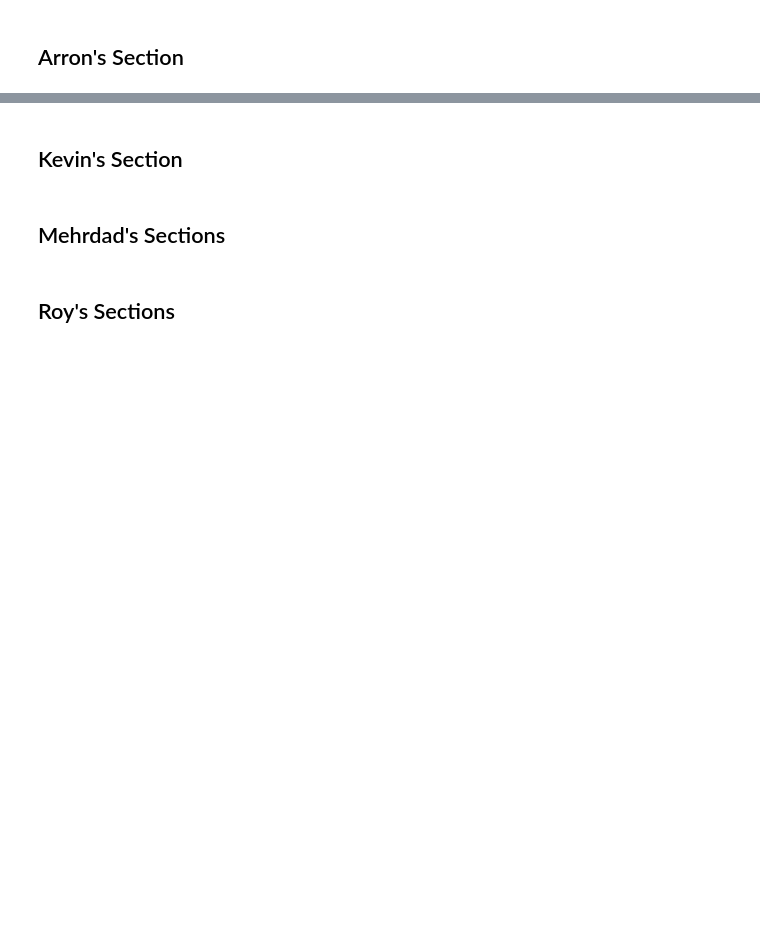
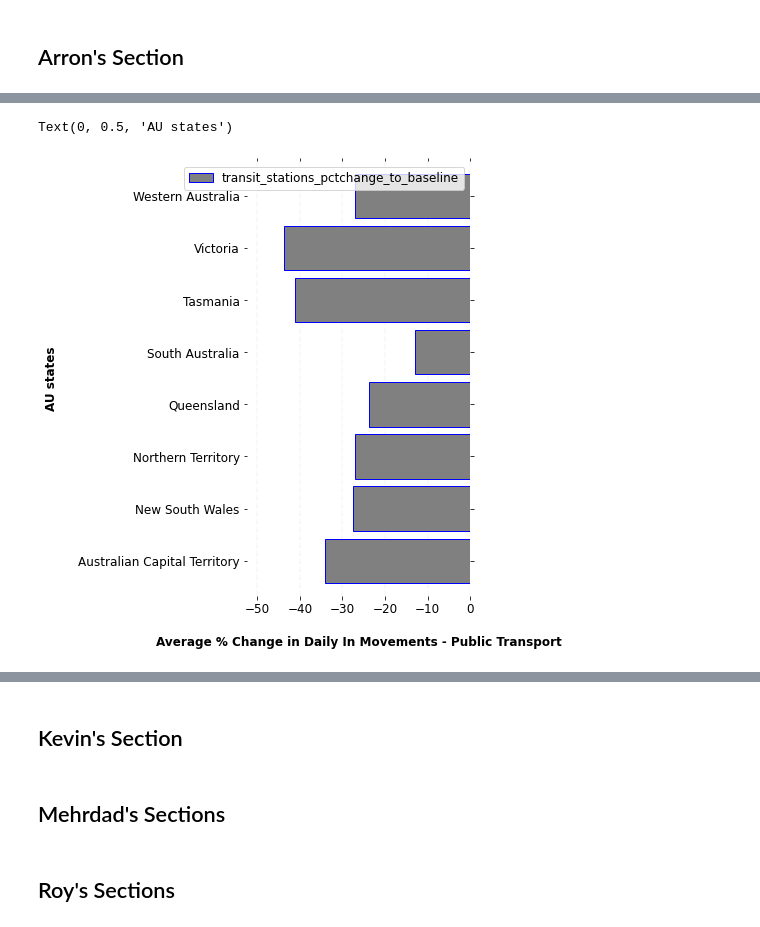
Before and after one commit to ArronxNguyen/Assignment_1, a Jupyter notebook: Mainscript_v0.1.ipynb, the cells around one changed output, grey strips where cells are left out. Cells and saved outputs as stored; diff of their text form; code cells hidden in the pictures; blank space fills up the shorter version.

```diff
--- a/Mainscript_v0.1.ipynb
+++ b/Mainscript_v0.1.ipynb
@@ -150,3 +154,11 @@ working_df.head()
 | 4 | Australia | Victoria | -37.8136 | 144.9631 | 2020-01-27 | 1.0 | 0.0 | 0.0 | ... |
 # %% [markdown]
 ## Arron's Section
+# %%
+# Analysing total average changes accross all Catergories
+retail_avg_change = working_df.groupby('state')['retail_recreation_pctchange_to_baseline'].mean()
+grocery_avg_change = working_df.groupby('state')['grocery_pharmacy_pctchange_to_baseline'].mean()
+parks_avg_change = working_df.groupby('state')['parks_pctchange_to_baseline'].mean()
+pt_avg_change = working_df.groupby('state')['transit_stations_pctchange_to_baseline'].mean()
+workplace_avg_change = working_df.groupby('state')['workplaces_pctchange_to_baseline'].mean()
+home_avg_change = working_df.groupby('state')['residential_pctchange_to_baseline'].mean()
@@ -152,0 +364,6 @@ working_df.head()
+# %%
+# looking at average over all changes to catching public transport to see which states were the most impacted
+pt_avg_change = pd.DataFrame(pt_avg_change)
+#drop 0 values
+pt_avg_change = pt_avg_change[(pt_avg_change.T !=0).any()]
+pt_avg_change
@@ -152,0 +381,28 @@ working_df.head()
+# %%
+# Plot for visualisation
+colors = ['grey']
+
+x = pt_avg_change
+ax = x.plot(kind='barh', figsize=(4, 8), color=[colors],edgecolor='blue', zorder=2, width=0.85)
+  # Despine
+ax.spines['right'].set_visible(False)
+ax.spines['top'].set_visible(False)
+ax.spines['left'].set_visible(False)
+ax.spines['bottom'].set_visible(False)
+
+  # Switch off ticks
+ax.tick_params(axis="both", which="both", bottom="off", top="off", labelbottom="on", left="off", right="off", labelleft="on")
+
+  # Draw vertical axis lines
+vals = ax.get_xticks()
+for tick in vals:
+      ax.axvline(x=tick, linestyle='dashed', alpha=0.4, color='#eeeeee', zorder=1)
+
+  # Set x-axis label
+ax.set_xlabel("Average % Change in Daily In Movements - Public Transport", labelpad=20, weight='bold', size=12)
+
+  # Set y-axis label
+ax.set_ylabel("AU states", labelpad=20, weight='bold', size=12)
+# %% [output]
+Text(0, 0.5, 'AU states')
+[figure, added]
```
Also changed, not shown: parts of 51 cells of this notebook, 2 other files.
